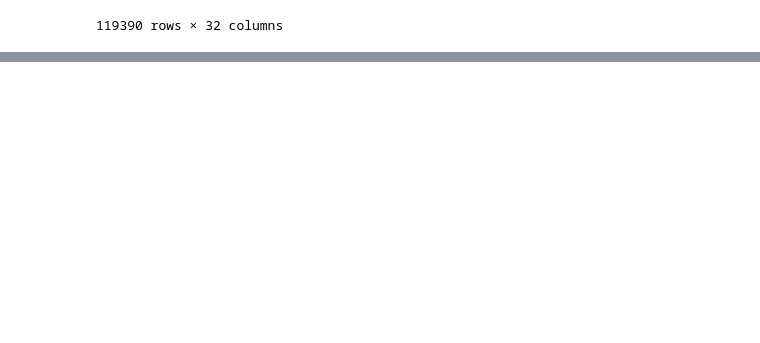
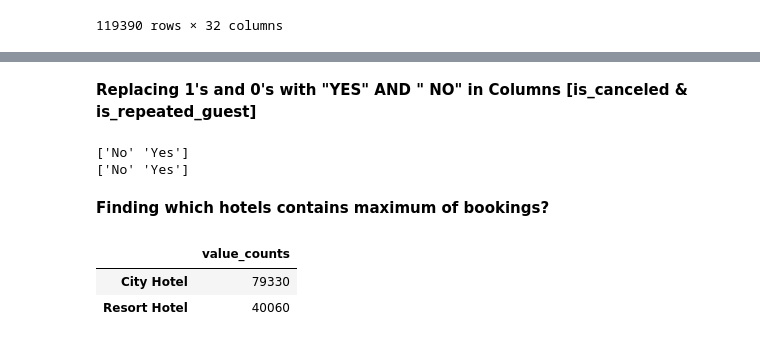
Before and after one commit to abhilashs1/Hotel_booking, a Jupyter notebook: HotelBookings.ipynb, the cells around one changed output, grey strips where cells are left out. Saved outputs shown, nothing was run; the diff lists cells and outputs as text; code cells hidden in the pictures; blank space fills up the shorter version.

```diff
--- a/HotelBookings.ipynb
+++ b/HotelBookings.ipynb
@@ -192,0 +226,18 @@ df
+# %% [markdown]
+**Replacing 1's and 0's with "YES" AND " NO" in Columns [is_canceled & is_repeated_guest]**
+# %%
+df["is_canceled"] = df["is_canceled"].replace({1:"Yes", 0:"No"})
+df["is_repeated_guest"] = df["is_repeated_guest"].replace({1:"Yes", 0:"No"})
+print(df.is_canceled.unique())
+print(df.is_repeated_guest.unique())
+# %% [output]
+['No' 'Yes']
+['No' 'Yes']
+# %% [markdown]
+**Finding which hotels contains maximum of bookings?**
+# %%
+df.hotel.agg(["value_counts"])
+# %% [output]
+|  | value_counts |
+| City Hotel | 79330 |
+| Resort Hotel | 40060 |
```
Also changed, not shown: parts of 9 cells of this notebook.
